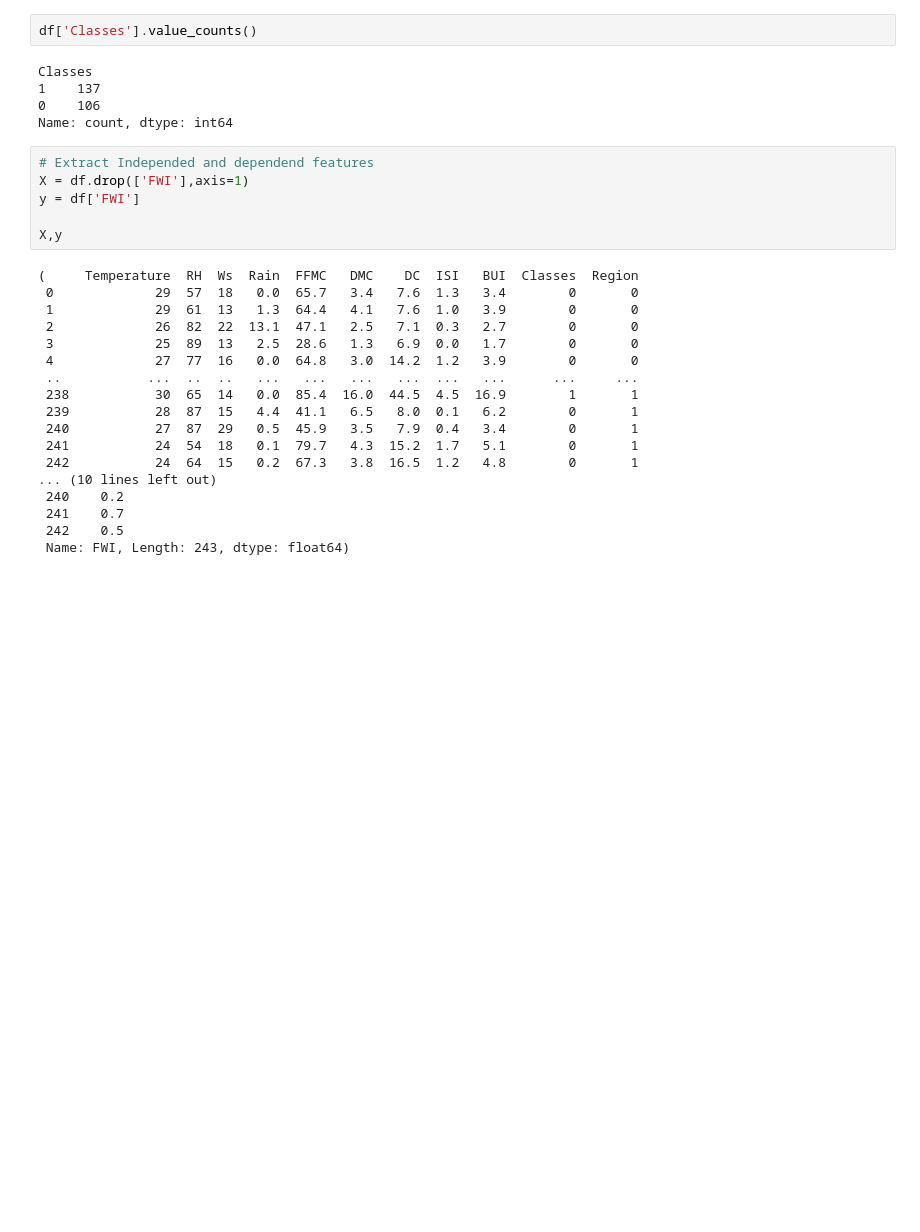
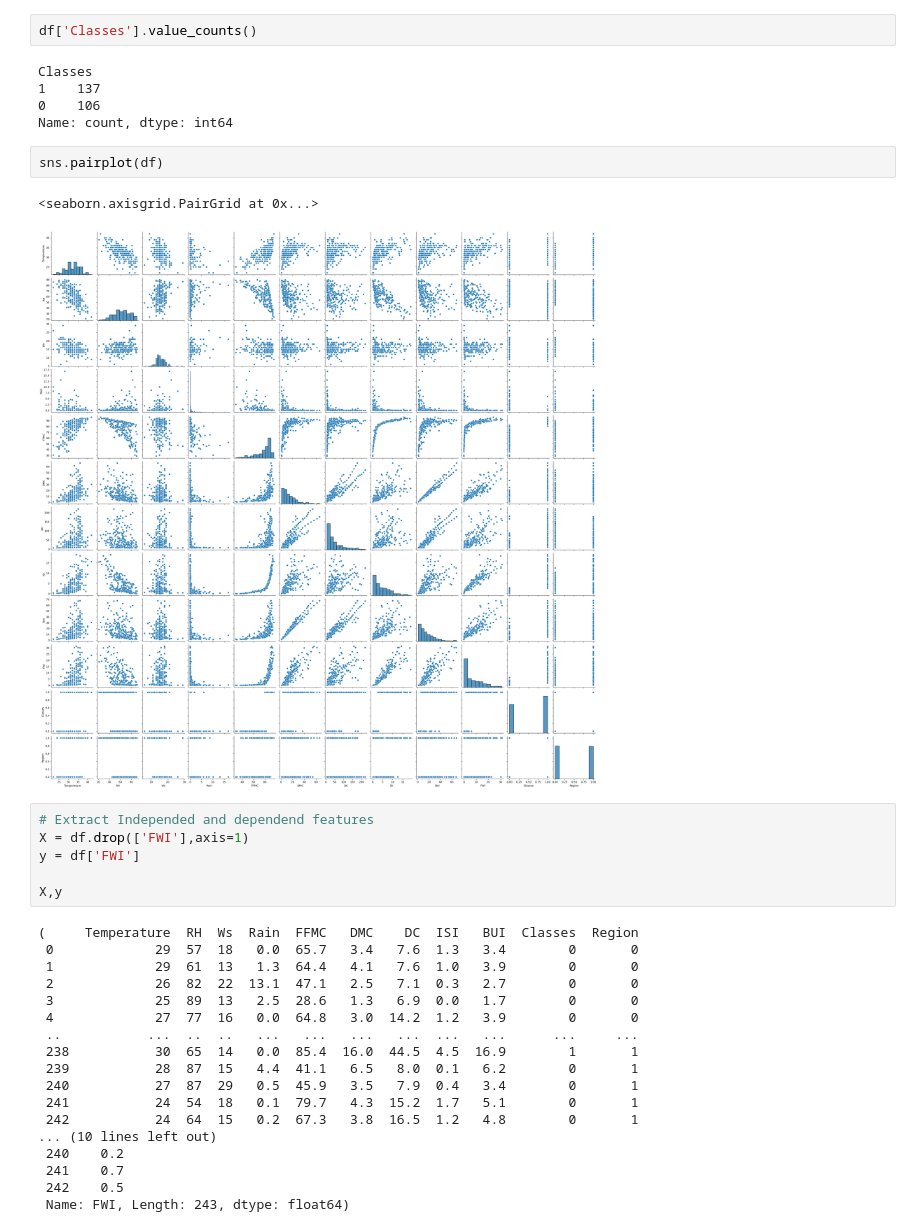
Before and after one commit to Harshad133/Machine_Learning, a Jupyter notebook: 5_EDA_and_Feature_Engneering/Model_tarining.ipynb, the cells around one changed output. Drawn from its saved outputs; the diff is of its cells as text; blank space fills up the shorter version.

```diff
--- a/5_EDA_and_Feature_Engneering/Model_tarining.ipynb
+++ b/5_EDA_and_Feature_Engneering/Model_tarining.ipynb
@@ -62,6 +62,11 @@ Classes
 1    137
 0    106
 Name: count, dtype: int64
+# %%
+sns.pairplot(df)
+# %% [output]
+<seaborn.axisgrid.PairGrid at 0x...>
+[figure, added]
 # %%
 # Extract Independed and dependend features
 X = df.drop(['FWI'],axis=1)
```
Also changed, not shown: 9 other files.
